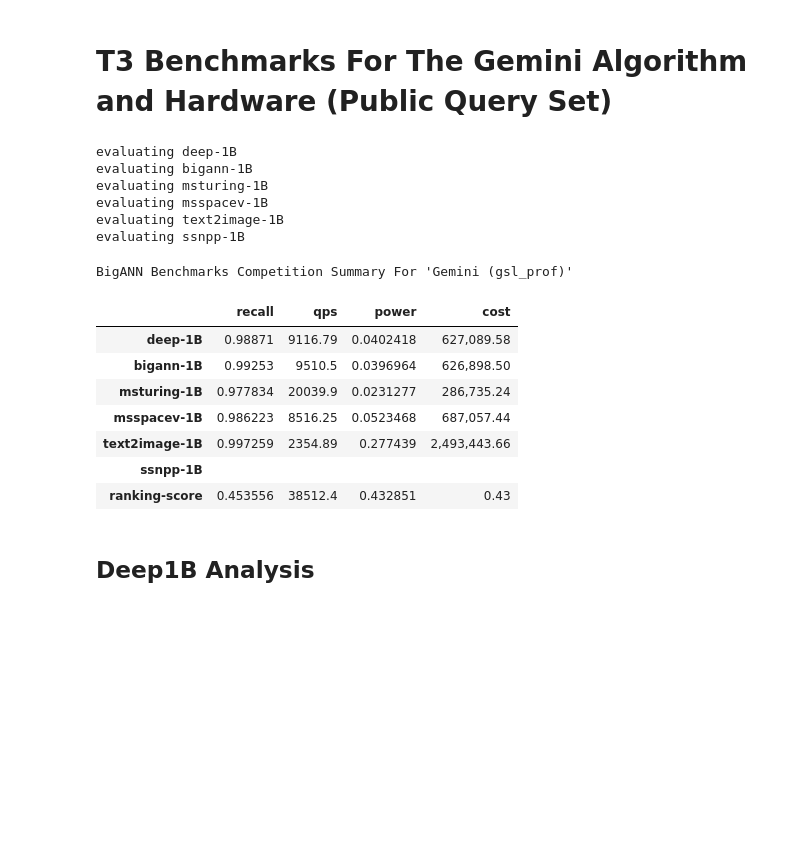
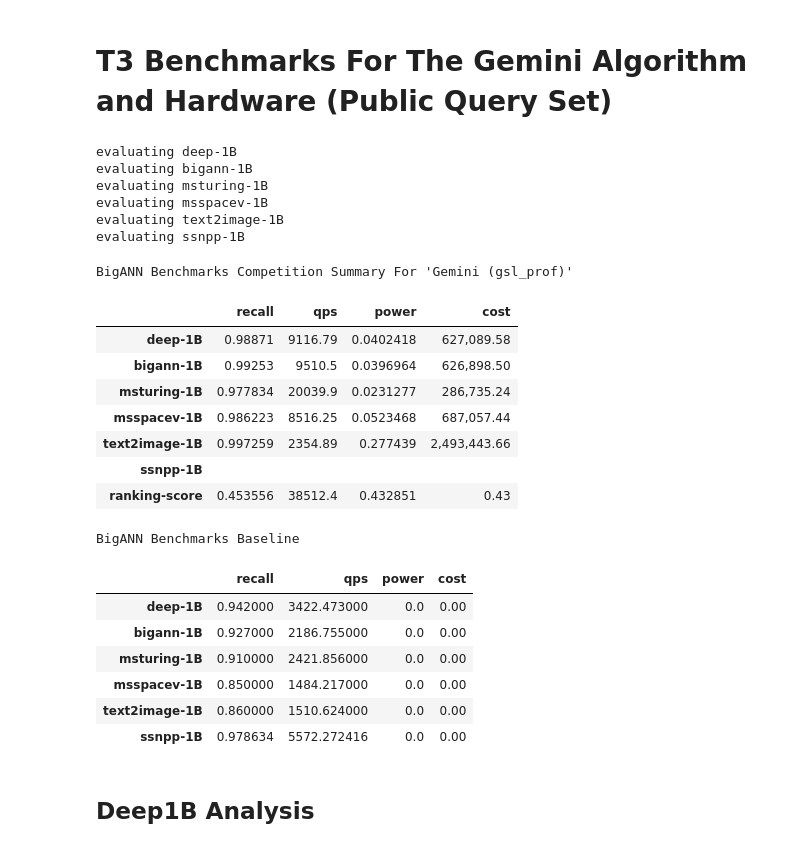
Before and after one commit to harsha-simhadri/big-ann-benchmarks, a Jupyter notebook: t3/eval_2021/gemini/EvalPublic_gsl_prof.ipynb, the cells around one changed output. Drawn from its saved outputs; the diff is of its cells as text; code cells hidden in the pictures; blank space fills up the shorter version.

```diff
--- a/t3/eval_2021/gemini/EvalPublic_gsl_prof.ipynb
+++ b/t3/eval_2021/gemini/EvalPublic_gsl_prof.ipynb
@@ -4,34 +4,43 @@
 import sys
 sys.path.append("../..") # make sure we can import t3eval.py from the toplevel 't3' directory
 import t3eval
 import importlib
 importlib.reload(t3eval)
 evaluator = t3eval.Evaluator("Gemini (gsl_prof)", # name of team/algo
                              "./public_gsl_prof.csv", # exported data from eval runs
                              "../../baseline2021.json", # baseline constants
                              "../../competition2021.json", # competition constants
                              system_cost=55726.26, # participants must submit and document their system cost
                              verbose=False, # recommended True for debugging,
-                             print_best=False
+                             print_best=False,
+                             show_baseline_table=True
                             )
 evaluator.eval_all()
 evaluator.show_summary()
 # %% [output]
 evaluating deep-1B
 evaluating bigann-1B
 evaluating msturing-1B
 evaluating msspacev-1B
 evaluating text2image-1B
 evaluating ssnpp-1B
 BigANN Benchmarks Competition Summary For 'Gemini (gsl_prof)'
 |  | recall | qps | power | cost |
 | deep-1B | 0.98871 | 9116.79 | 0.0402418 | 627,089.58 |
 | bigann-1B | 0.99253 | 9510.5 | 0.0396964 | 626,898.50 |
 | msturing-1B | 0.977834 | 20039.9 | 0.0231277 | 286,735.24 |
 | msspacev-1B | 0.986223 | 8516.25 | 0.0523468 | 687,057.44 |
 | text2image-1B | 0.997259 | 2354.89 | 0.277439 | 2,493,443.66 |
 | ssnpp-1B |  |  |  |  |
 | ranking-score | 0.453556 | 38512.4 | 0.432851 | 0.43 |
+BigANN Benchmarks Baseline
+|  | recall | qps | power | cost |
+| deep-1B | 0.942000 | 3422.473000 | 0.0 | 0.00 |
+| bigann-1B | 0.927000 | 2186.755000 | 0.0 | 0.00 |
+| msturing-1B | 0.910000 | 2421.856000 | 0.0 | 0.00 |
+| msspacev-1B | 0.850000 | 1484.217000 | 0.0 | 0.00 |
+| text2image-1B | 0.860000 | 1510.624000 | 0.0 | 0.00 |
+| ssnpp-1B | 0.978634 | 5572.272416 | 0.0 | 0.00 |
 # %% [markdown]
 ## Deep1B Analysis
 # %%
```
Also changed, not shown: parts of 2 cells of this notebook.
